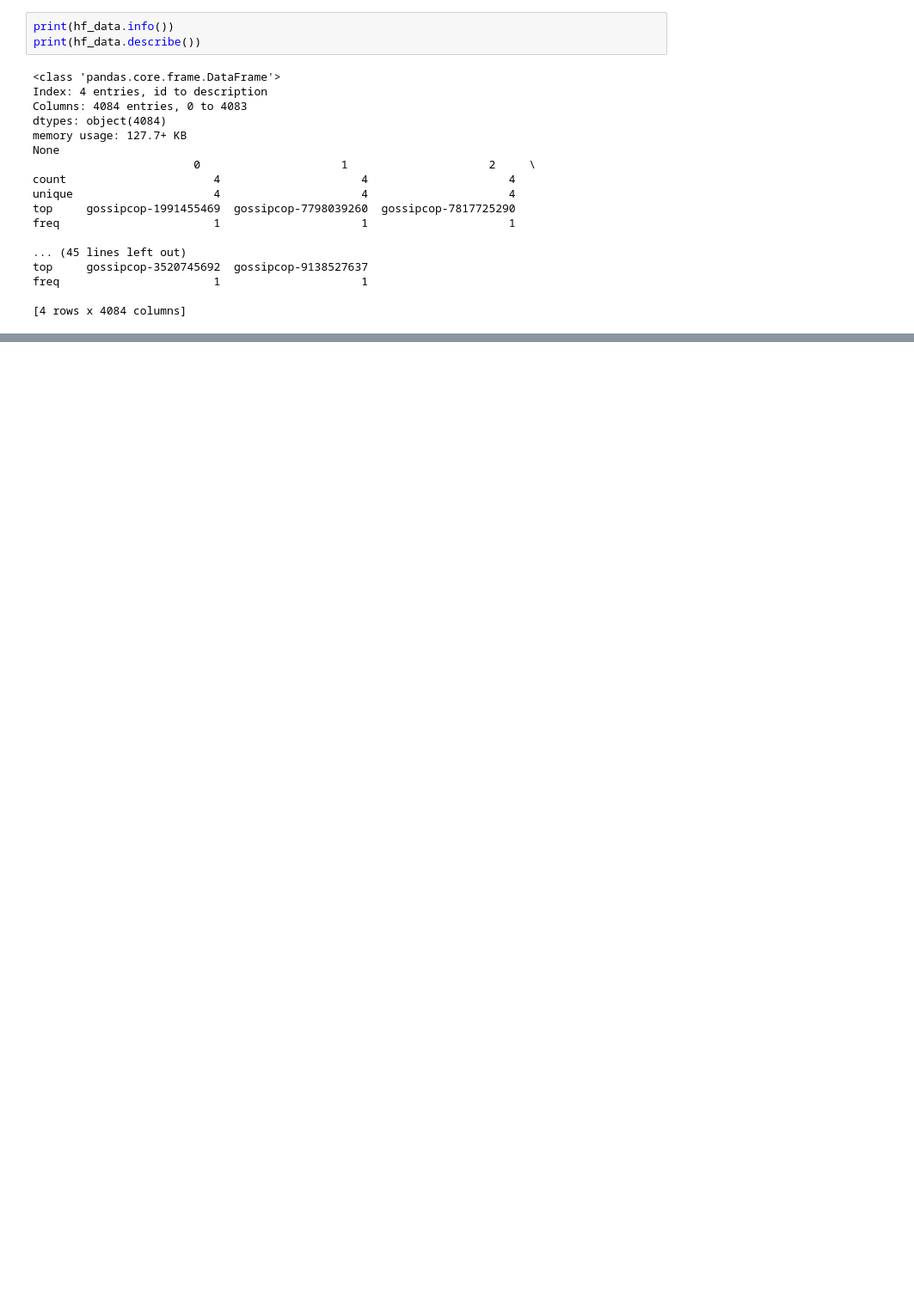
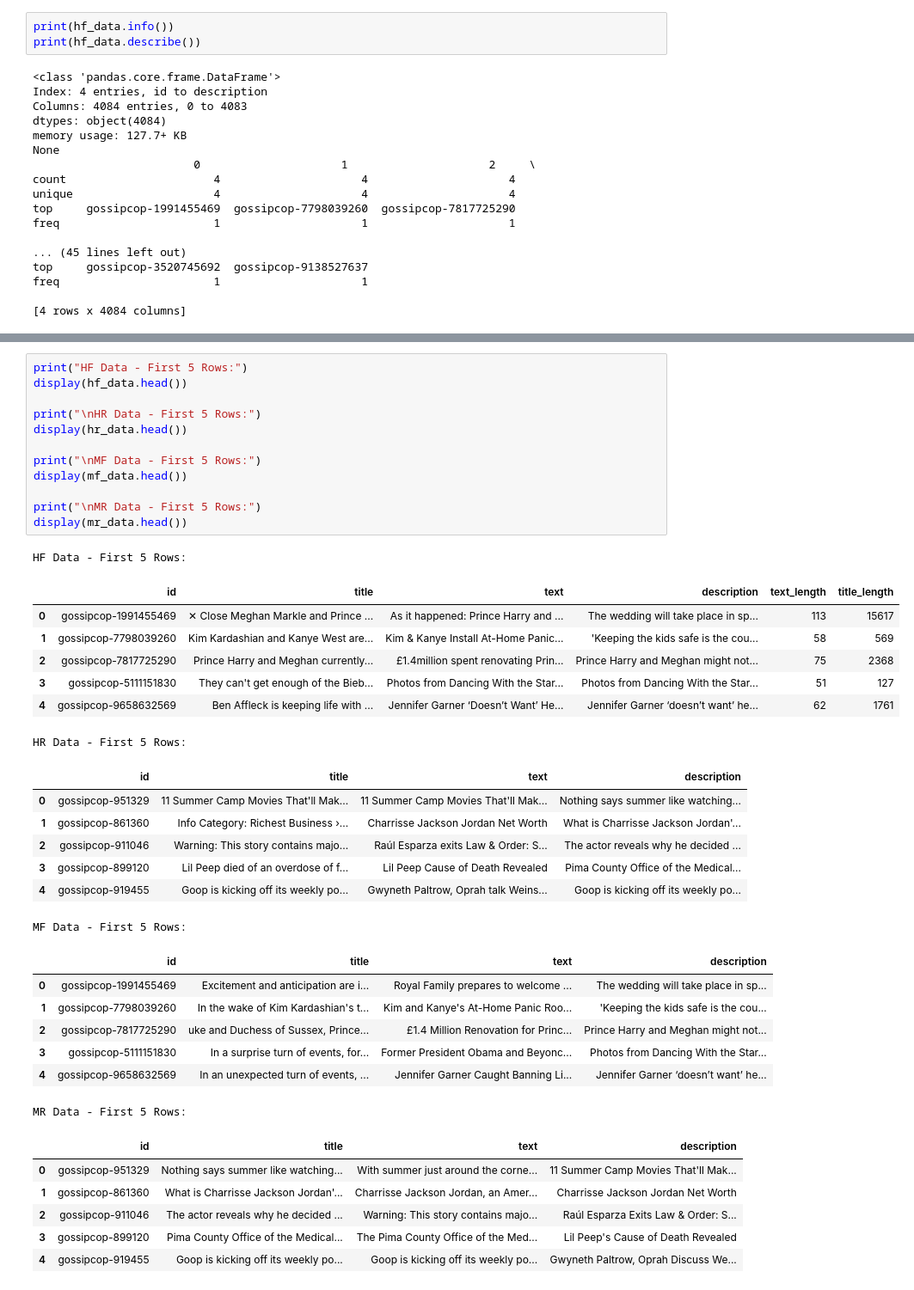
Before and after one commit to kbank1/fake_news, a Jupyter notebook: notebooks/notebook_CZ.ipynb, the cells around one changed output, grey strips where cells are left out. Shown: that part at 86% size. Saved outputs shown, nothing was run; the diff lists cells and outputs as text; blank space fills up the shorter version.

```diff
--- a/notebooks/notebook_CZ.ipynb
+++ b/notebooks/notebook_CZ.ipynb
@@ -126,0 +194,41 @@ freq                       1                     1
+# %%
+print("HF Data - First 5 Rows:")
+display(hf_data.head())
+
+print("\nHR Data - First 5 Rows:")
+display(hr_data.head())
+
+print("\nMF Data - First 5 Rows:")
+display(mf_data.head())
+
+print("\nMR Data - First 5 Rows:")
+display(mr_data.head())
+# %% [output]
+HF Data - First 5 Rows:
+|  | id | title | text | description | text_length | title_length |
+| 0 | gossipcop-1991455469 | ✕ Close Meghan Markle and Prince ... | As it happened: Prince Harry and ... | The wedding will take place in sp... | 113 | 15617 |
+| 1 | gossipcop-7798039260 | Kim Kardashian and Kanye West are... | Kim & Kanye Install At-Home Panic... | 'Keeping the kids safe is the cou... | 58 | 569 |
+| 2 | gossipcop-7817725290 | Prince Harry and Meghan currently... | £1.4million spent renovating Prin... | Prince Harry and Meghan might not... | 75 | 2368 |
+| 3 | gossipcop-5111151830 | They can't get enough of the Bieb... | Photos from Dancing With the Star... | Photos from Dancing With the Star... | 51 | 127 |
+| 4 | gossipcop-9658632569 | Ben Affleck is keeping life with ... | Jennifer Garner ‘Doesn’t Want’ He... | Jennifer Garner ‘doesn’t want’ he... | 62 | 1761 |
+HR Data - First 5 Rows:
+|  | id | title | text | description |
+| 0 | gossipcop-951329 | 11 Summer Camp Movies That'll Mak... | 11 Summer Camp Movies That'll Mak... | Nothing says summer like watching... |
+| 1 | gossipcop-861360 | Info Category: Richest Business ›... | Charrisse Jackson Jordan Net Worth | What is Charrisse Jackson Jordan'... |
+| 2 | gossipcop-911046 | Warning: This story contains majo... | Raúl Esparza exits Law & Order: S... | The actor reveals why he decided ... |
+| 3 | gossipcop-899120 | Lil Peep died of an overdose of f... | Lil Peep Cause of Death Revealed | Pima County Office of the Medical... |
+| 4 | gossipcop-919455 | Goop is kicking off its weekly po... | Gwyneth Paltrow, Oprah talk Weins... | Goop is kicking off its weekly po... |
+MF Data - First 5 Rows:
+|  | id | title | text | description |
+| 0 | gossipcop-1991455469 | Excitement and anticipation are i... | Royal Family prepares to welcome ... | The wedding will take place in sp... |
+| 1 | gossipcop-7798039260 | In the wake of Kim Kardashian's t... | Kim and Kanye's At-Home Panic Roo... | 'Keeping the kids safe is the cou... |
+| 2 | gossipcop-7817725290 | uke and Duchess of Sussex, Prince... | £1.4 Million Renovation for Princ... | Prince Harry and Meghan might not... |
+| 3 | gossipcop-5111151830 | In a surprise turn of events, for... | Former President Obama and Beyonc... | Photos from Dancing With the Star... |
+| 4 | gossipcop-9658632569 | In an unexpected turn of events, ... | Jennifer Garner Caught Banning Li... | Jennifer Garner ‘doesn’t want’ he... |
+MR Data - First 5 Rows:
+|  | id | title | text | description |
+| 0 | gossipcop-951329 | Nothing says summer like watching... | With summer just around the corne... | 11 Summer Camp Movies That'll Mak... |
+| 1 | gossipcop-861360 | What is Charrisse Jackson Jordan'... | Charrisse Jackson Jordan, an Amer... | Charrisse Jackson Jordan Net Worth |
+| 2 | gossipcop-911046 | The actor reveals why he decided ... | Warning: This story contains majo... | Raúl Esparza Exits Law & Order: S... |
+| 3 | gossipcop-899120 | Pima County Office of the Medical... | The Pima County Office of the Med... | Lil Peep's Cause of Death Revealed |
+| 4 | gossipcop-919455 | Goop is kicking off its weekly po... | Goop is kicking off its weekly po... | Gwyneth Paltrow, Oprah Discuss We... |
```
Also changed, not shown: parts of 15 cells of this notebook.
